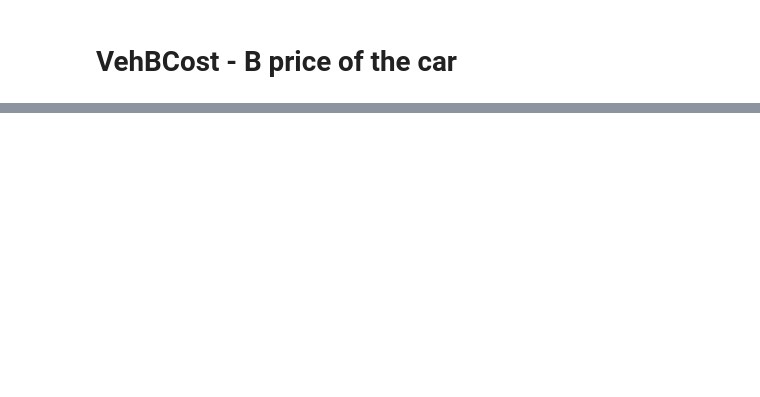
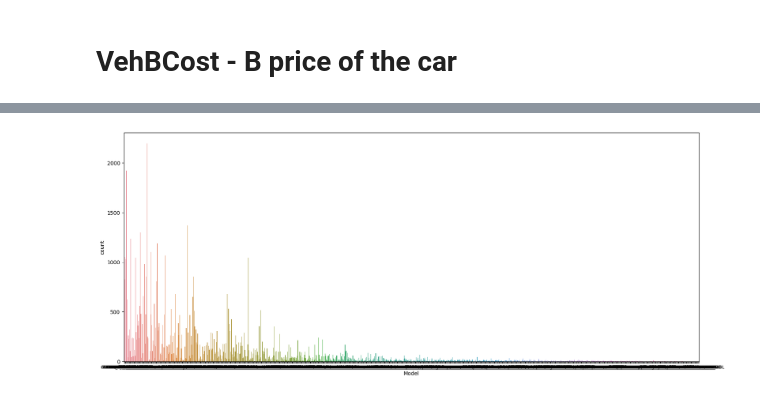
Before and after one commit to agomolka/MASem2DataMining, a Jupyter notebook: car_kick_analysis.ipynb, the cells around one changed output, grey strips where cells are left out. Saved outputs shown, nothing was run; the diff lists cells and outputs as text; code cells hidden in the pictures; blank space fills up the shorter version.

```diff
--- a/car_kick_analysis.ipynb
+++ b/car_kick_analysis.ipynb
@@ -219,0 +294,3 @@ distplot_mean_median(column=car_kick['VehBCost'], title="B price of the car")
+# %%
+other = car_kick['Make'].value_counts()[10:].index.tolist()
+car_kick['Make'].replace(other,'OTHER', inplace = True)
@@ -219,0 +318,13 @@ distplot_mean_median(column=car_kick['VehBCost'], title="B price of the car")
+# %%
+#remoce quotation marks
+car_kick["Model"] = car_kick["Model"].replace("""'""", "", regex=True)
+# remove special character
+car_kick["Model"] = car_kick["Model"].str.replace(' ', '_')
+# %%
+fig = plt.figure(figsize=(20,8))
+ax = fig.add_subplot(111)
+plt.rc('xtick',labelsize=8)
+sns.countplot(x = "Model", data = car_kick)
+plt.show()
+# %% [output]
+[figure, added]
```
Also changed, not shown: parts of 117 cells of this notebook, 1 other file.
